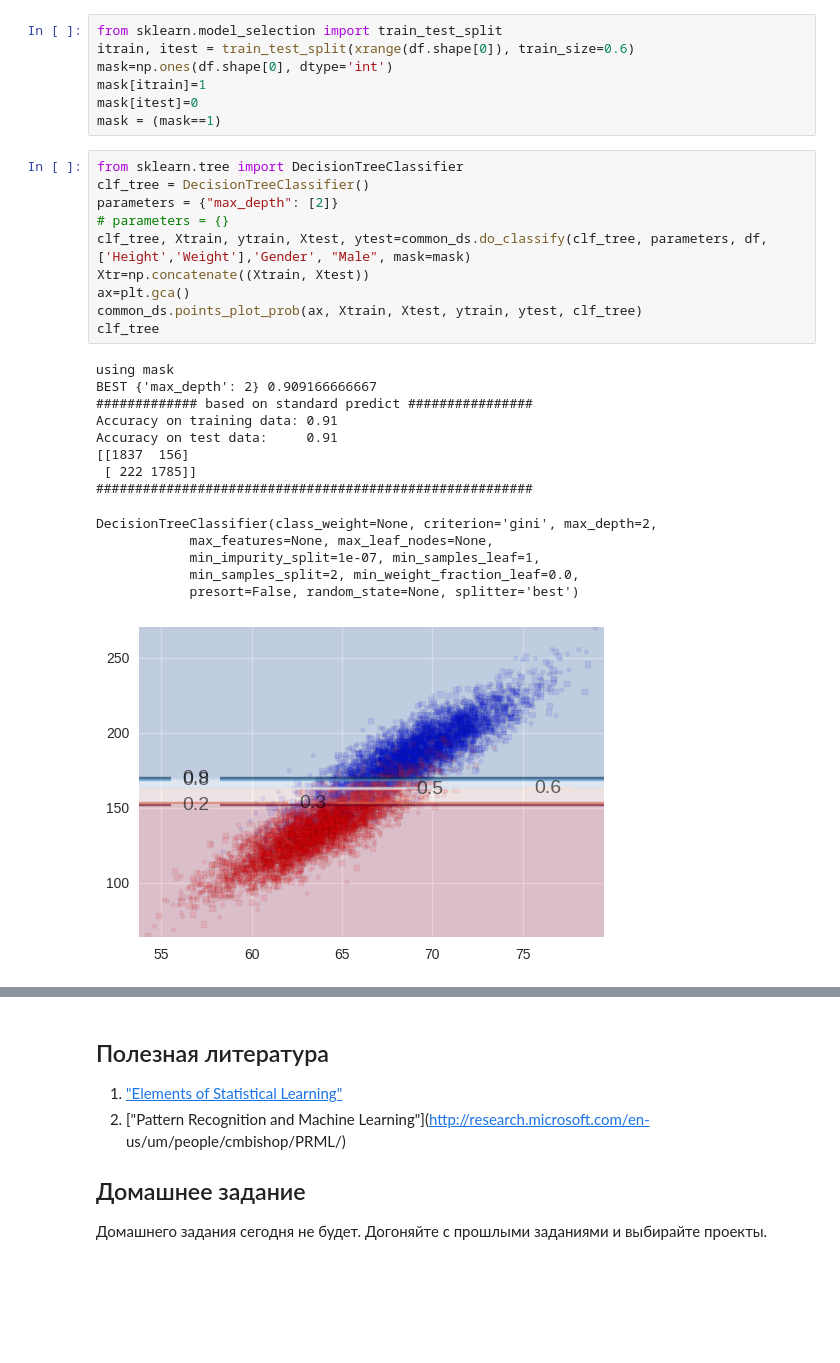
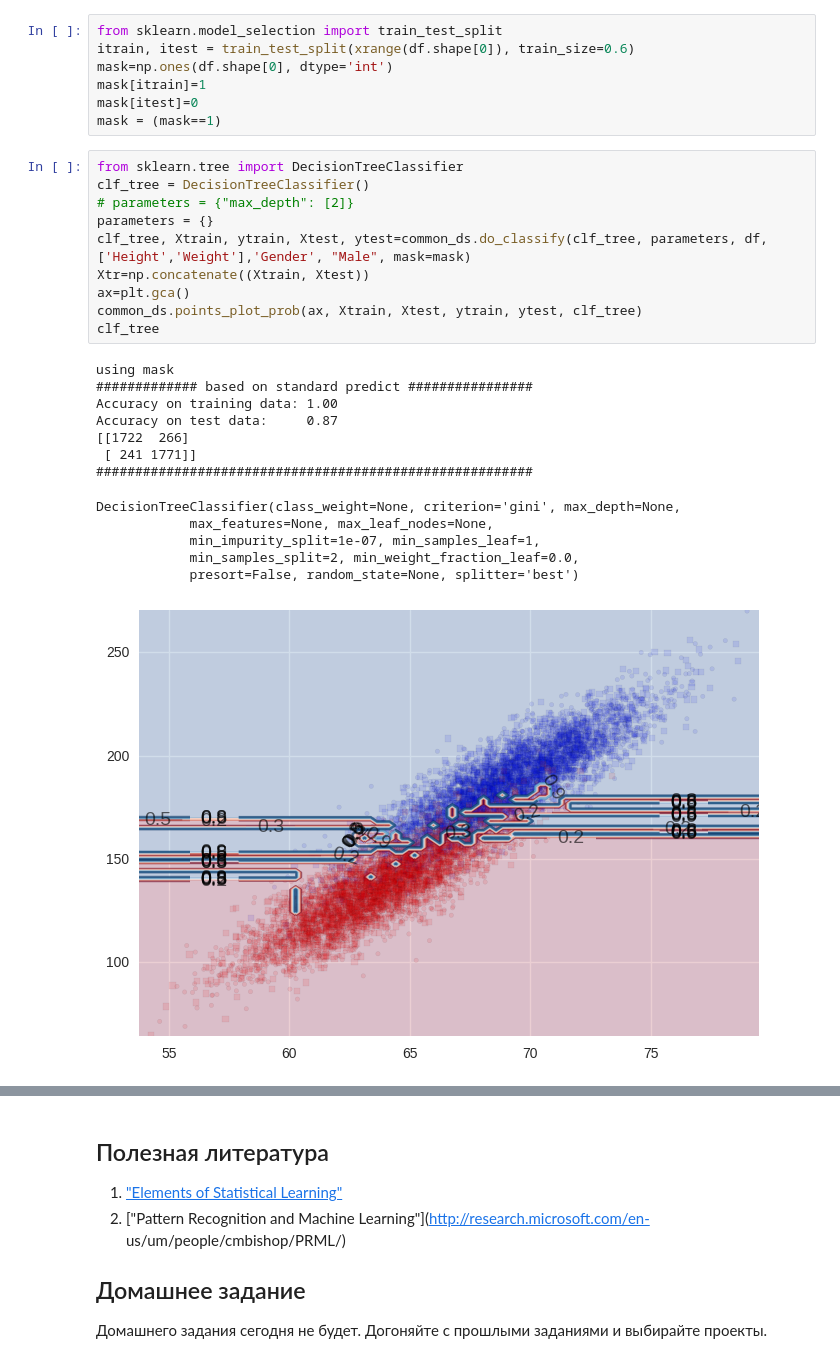
Before and after one commit to Templarrr/datascienceua_2017, a Jupyter notebook: lesson_10/slides.ipynb, the cells around one changed output, grey strips where cells are left out. Cells and saved outputs as stored; diff of their text form; blank space fills up the shorter version.

```diff
--- a/lesson_10/slides.ipynb
+++ b/lesson_10/slides.ipynb
@@ -196,28 +201,27 @@ mask = (mask==1)
 # %%
 from sklearn.tree import DecisionTreeClassifier
 clf_tree = DecisionTreeClassifier()
-parameters = {"max_depth": [2]}
-# parameters = {}
+# parameters = {"max_depth": [2]}
+parameters = {}
 clf_tree, Xtrain, ytrain, Xtest, ytest=common_ds.do_classify(clf_tree, parameters, df, ['Height','Weight'],'Gender', "Male", mask=mask)
 Xtr=np.concatenate((Xtrain, Xtest))
 ax=plt.gca()
 common_ds.points_plot_prob(ax, Xtrain, Xtest, ytrain, ytest, clf_tree)
 clf_tree
 # %% [output]
 using mask
-BEST {'max_depth': 2} 0.909166666667
 ############# based on standard predict ################
-Accuracy on training data: 0.91
-Accuracy on test data:     0.91
-[[1837  156]
- [ 222 1785]]
+Accuracy on training data: 1.00
+Accuracy on test data:     0.87
+[[1722  266]
+ [ 241 1771]]
 ########################################################
-DecisionTreeClassifier(class_weight=None, criterion='gini', max_depth=2,
+DecisionTreeClassifier(class_weight=None, criterion='gini', max_depth=None,
             max_features=None, max_leaf_nodes=None,
             min_impurity_split=1e-07, min_samples_leaf=1,
             min_samples_split=2, min_weight_fraction_leaf=0.0,
             presort=False, random_state=None, splitter='best')
-[figure, old version]
+[figure, new version]
 # %%
 estimator = clf_tree
 
```
Also changed, not shown: parts of 11 cells of this notebook, 2 other files.
